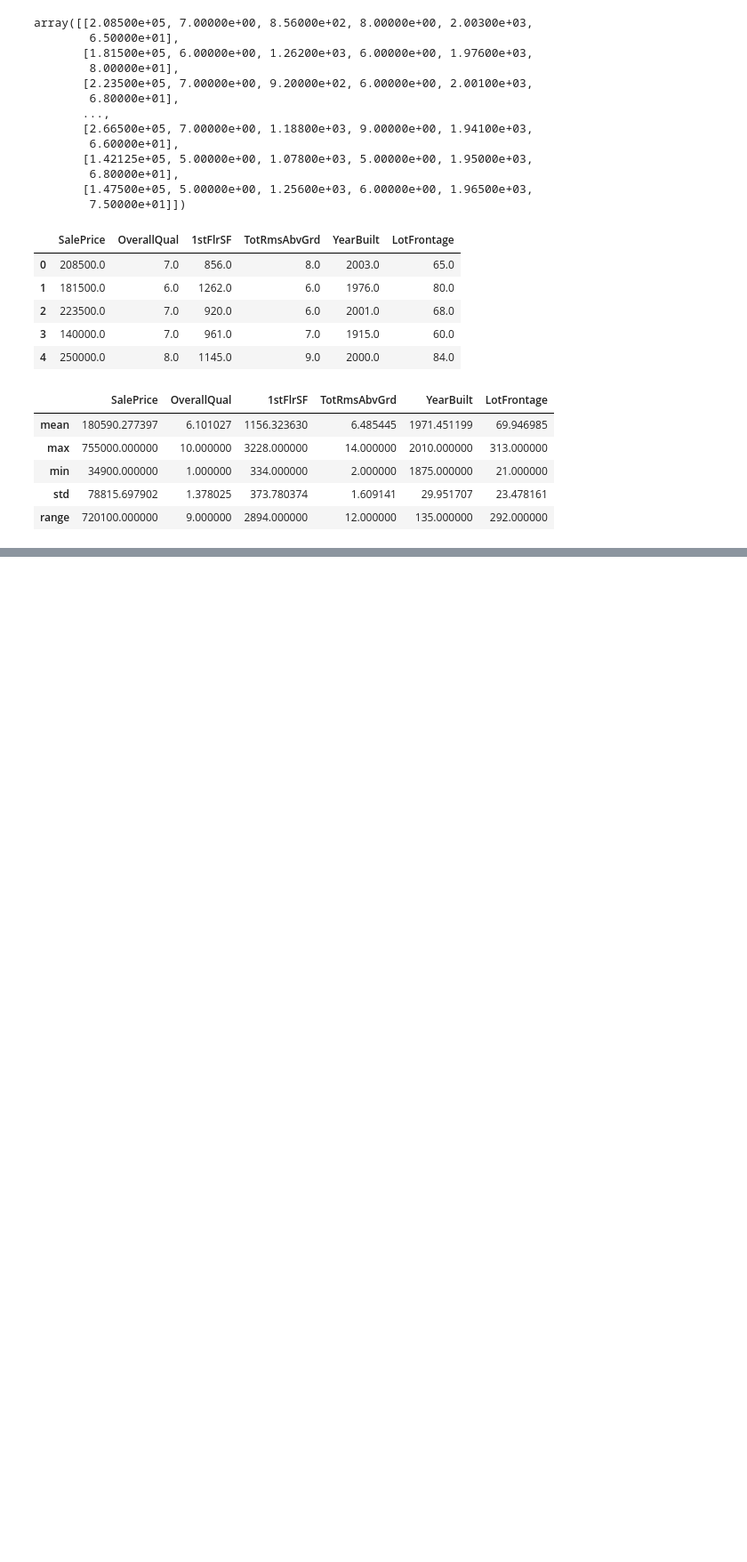
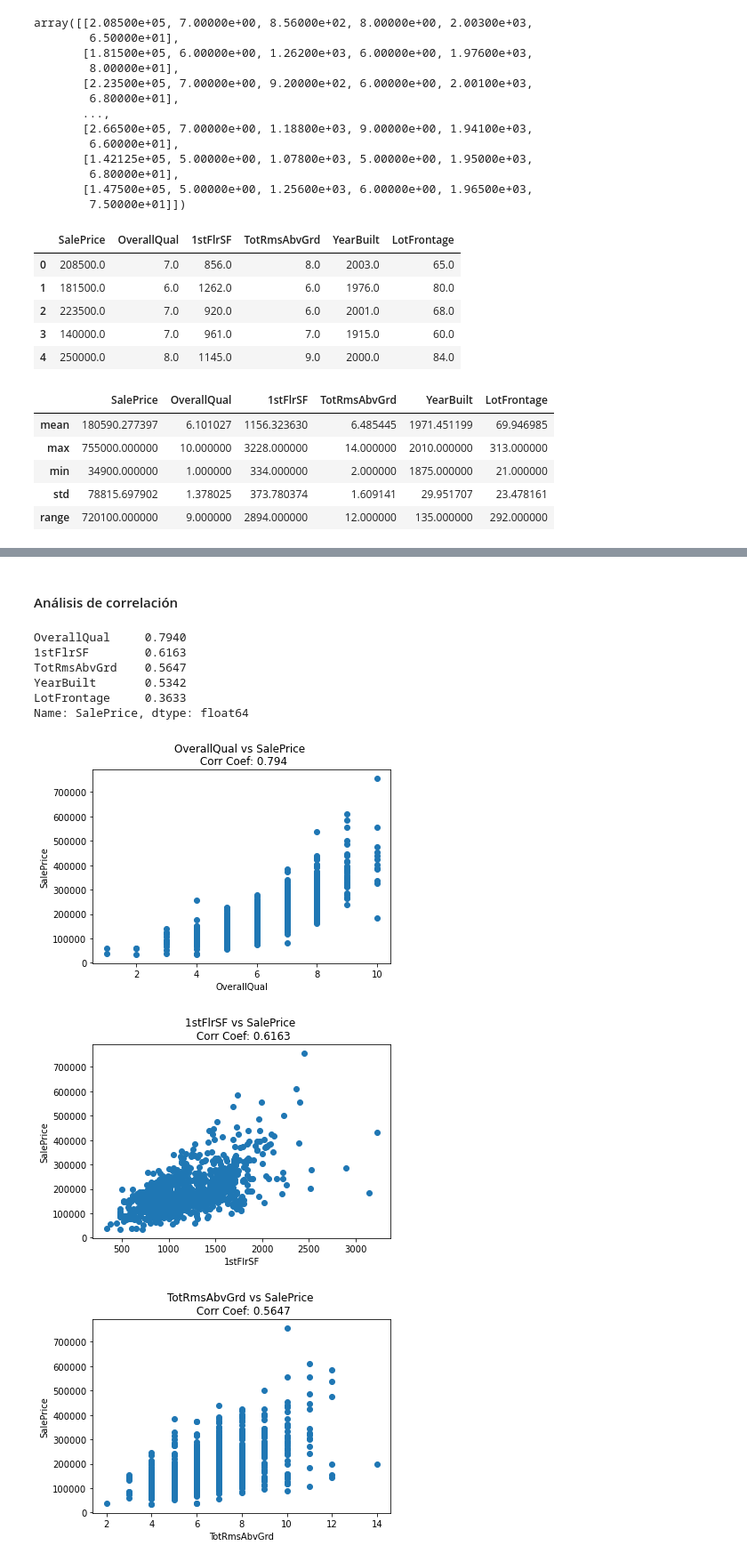
Before and after one commit to CarlosGarlem/Linear-Regression-Model, a Jupyter notebook: Linear Regression Model.ipynb, the cells around one changed output, grey strips where cells are left out. Shown: that part at 89% size. Drawn from its saved outputs; the diff is of its cells as text; code cells hidden in the pictures; blank space fills up the shorter version.

Commit message:
Perform EDA and select regressors

```diff
--- a/Linear Regression Model.ipynb
+++ b/Linear Regression Model.ipynb
@@ -60,0 +76,26 @@ stats
+# %% [markdown]
+#### Análisis de correlación
+# %%
+response = 'SalePrice'
+regressors = ds_train.columns[1:]
+# %%
+corr_values = ds_train.corr()[response].iloc[1:].round(4).sort_values(ascending = False)
+corr_values
+# %% [output]
+OverallQual     0.7940
+1stFlrSF        0.6163
+TotRmsAbvGrd    0.5647
+YearBuilt       0.5342
+LotFrontage     0.3633
+Name: SalePrice, dtype: float64
+# %%
+for x in regressors:
+    plt.scatter(x = ds_train[x], y = ds_train[response])
+    plt.title('{} vs {} \n Corr Coef: {}'.format(x, response, corr_values[x]))
+    plt.xlabel(x)
+    plt.ylabel(response)
+    plt.show()
+# %% [output]
+[figure, added]
+[figure, added]
+[figure, added]
```
Also changed, not shown: parts of 5 cells of this notebook.
